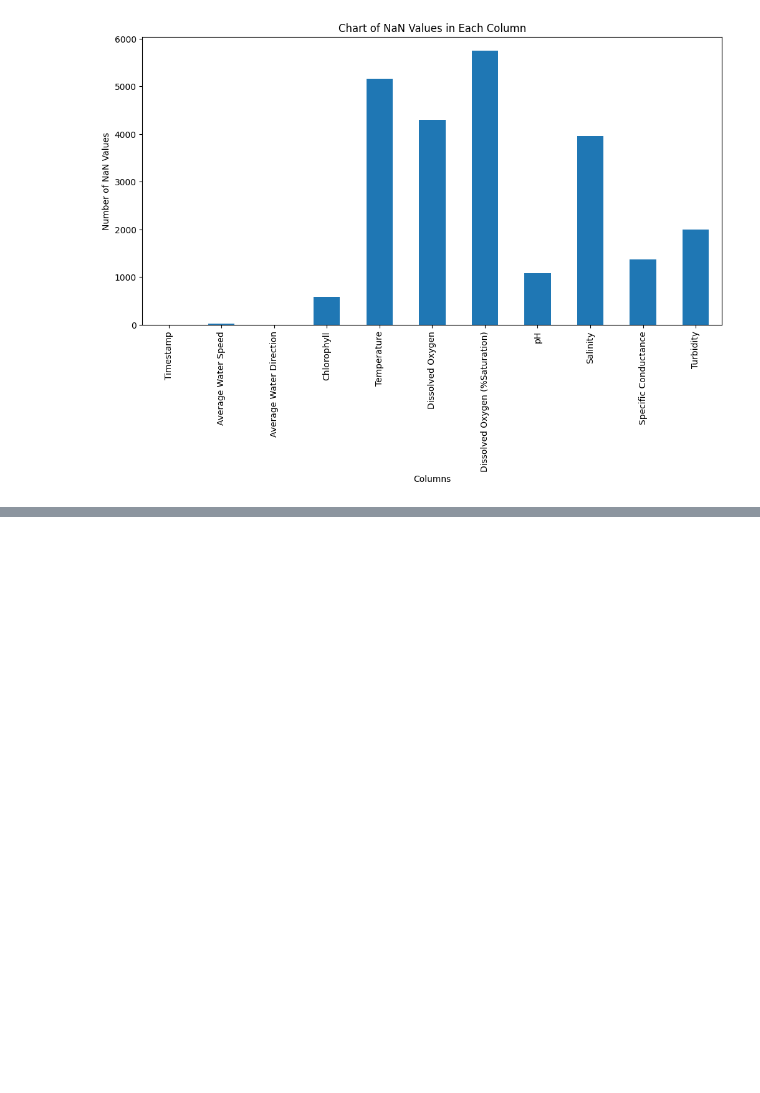
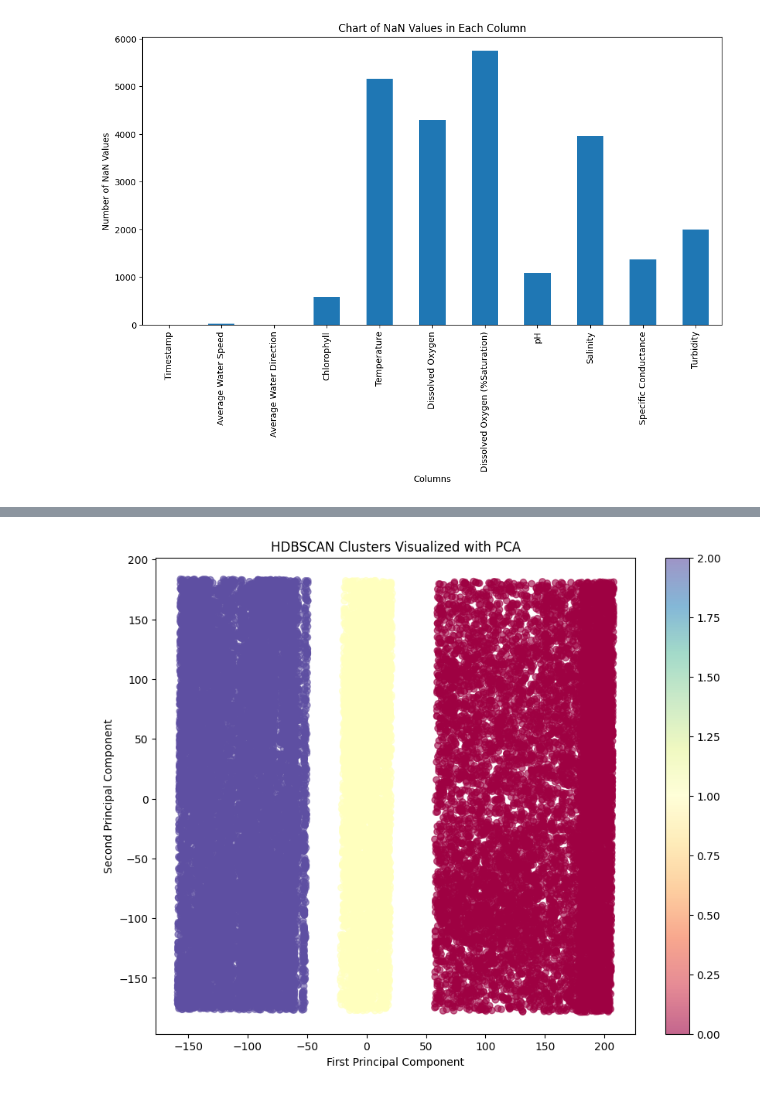
Before and after one commit to lapsapthong-16/cluster-water, a Jupyter notebook: water.ipynb, the cells around one changed output, grey strips where cells are left out. Cells and saved outputs as stored; diff of their text form; code cells hidden in the pictures; blank space fills up the shorter version.

```diff
--- a/water.ipynb
+++ b/water.ipynb
@@ -55,0 +196,6 @@ plt.show()
+# %%
+# Remove duplicate timestamps by averaging values for duplicate timestamps
+df.set_index('Timestamp', inplace=True)
+df = df.groupby(df.index).mean()
+
+df.shape
@@ -131,5 +232,3 @@ water_quality_df_cleaned.shape
-# %%
-df = water_quality_df_cleaned.resample('H').mean().interpolate()
 # %%
 from scipy import stats  # Import the stats module from scipy
 
@@ -550,0 +248,12 @@ Calinski-Harabasz Index: 430.33840333599824
+# %%
+from sklearn.preprocessing import StandardScaler
+
+# Create an instance of StandardScaler
+scaler = StandardScaler()
+
+# Scale the data and convert back to DataFrame
+scaled_data = scaler.fit_transform(df)
+df = pd.DataFrame(scaled_data, columns=df.columns, index=df.index)
+
+# Now you can use DataFrame methods
+df.head()
@@ -550,0 +268,68 @@ Calinski-Harabasz Index: 430.33840333599824
+# %%
+import hdbscan
+from sklearn.metrics import silhouette_score, calinski_harabasz_score, davies_bouldin_score
+
+# Create HDBSCAN clusterer
+clusterer = hdbscan.HDBSCAN(min_cluster_size=50,
+                           min_samples=5,
+                           metric='euclidean')
+
+# Fit the model and predict clusters
+clusters = clusterer.fit_predict(df)
+
+# Add cluster labels to the dataframe
+df['Cluster'] = clusters
+
+# Calculate metrics (only for non-noise points)
+mask = clusters != -1
+if len(np.unique(clusters[mask])) > 1:  # Need at least 2 clusters for these metrics
+    # Silhouette Score (-1 to 1, higher is better)
+    silhouette = silhouette_score(df.drop('Cluster', axis=1)[mask],
+                                clusters[mask])
+
+    # Calinski-Harabasz Index (higher is better)
+    calinski = calinski_harabasz_score(df.drop('Cluster', axis=1)[mask],
+                                     clusters[mask])
+
+    # Davies-Bouldin Index (lower is better)
+    davies = davies_bouldin_score(df.drop('Cluster', axis=1)[mask],
+                                clusters[mask])
+
+    print("\nClustering Metrics (excluding noise points):")
+    print(f"Silhouette Score: {silhouette:.3f}")
+    print(f"Calinski-Harabasz Index: {calinski:.3f}")
+    print(f"Davies-Bouldin Index: {davies:.3f}")
+
+# Print basic clustering information
+print(f"\nNumber of clusters found: {len(np.unique(clusters[clusters != -1]))}")
+print(f"Number of noise points: {len(clusters[clusters == -1])}")
+print("\nCluster distribution:")
+print(df['Cluster'].value_counts().sort_index())
+
+# Visualize clusters using PCA
+from sklearn.decomposition import PCA
+
+# Reduce to 2 dimensions for visualization
+pca = PCA(n_components=2)
+df_pca = pca.fit_transform(df.drop('Cluster', axis=1))
+
+# Create scatter plot
+plt.figure(figsize=(10, 8))
+scatter = plt.scatter(df_pca[:, 0], df_pca[:, 1],
+                     c=df['Cluster'],
+                     cmap='Spectral',
+                     alpha=0.6)
+plt.colorbar(scatter)
+plt.title('HDBSCAN Clusters Visualized with PCA')
+plt.xlabel('First Principal Component')
+plt.ylabel('Second Principal Component')
+plt.show()
+
+# Print cluster characteristics
+print("\nCluster Characteristics:")
+for cluster in sorted(df['Cluster'].unique()):
+    if cluster != -1:  # Skip noise points
+        cluster_data = df[df['Cluster'] == cluster]
+        print(f"\nCluster {cluster}:")
+        print(cluster_data.mean())
+# %% [output]
@@ -550,0 +350 @@ Calinski-Harabasz Index: 430.33840333599824
+[figure, added]
```
Also changed, not shown: parts of 23 cells of this notebook, 4 other files.
